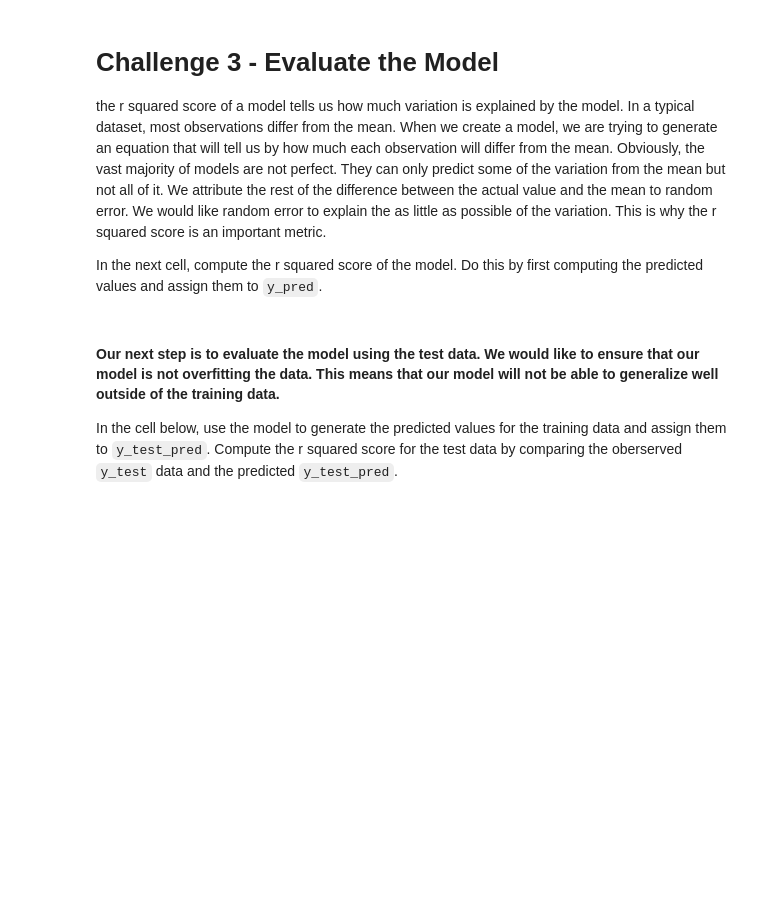
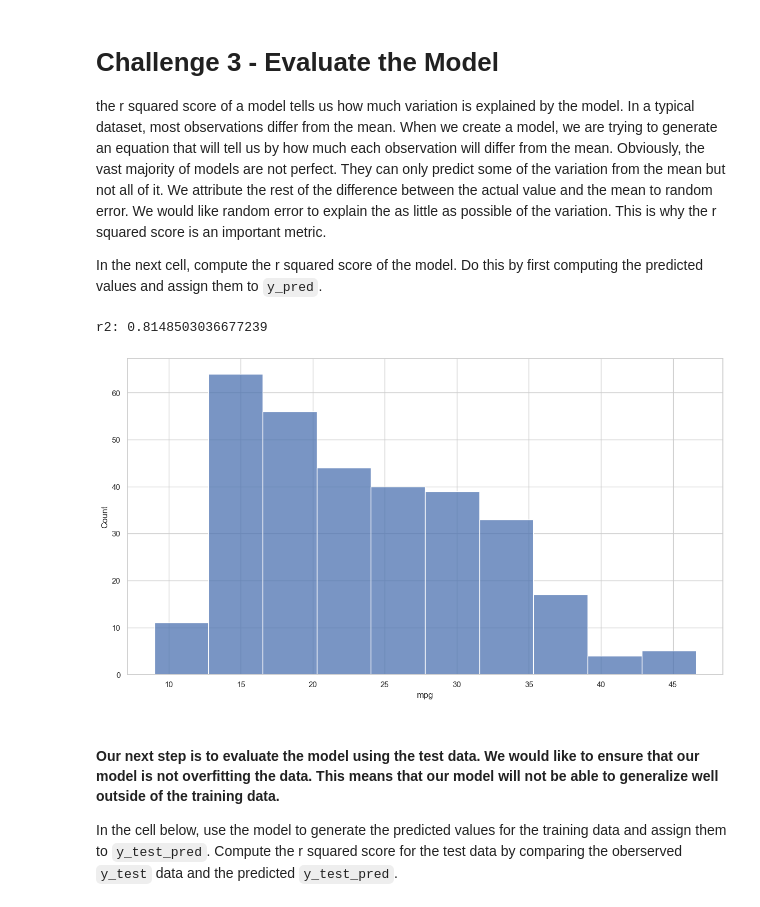
Before and after one commit to perikoloso/lab-intro-to-sklearn, a Jupyter notebook: your-code/main.ipynb, the cells around one changed output. Drawn from its saved outputs; the diff is of its cells as text; code cells hidden in the pictures; blank space fills up the shorter version.

Commit message:
[PERE] Lab sklearn delivered

```diff
--- a/your-code/main.ipynb
+++ b/your-code/main.ipynb
@@ -100,0 +276,2 @@ Assign the predictor and response training data to `X_train` and `y_train` respe
+# %%
+auto.drop(columns="car_name", inplace=True);
@@ -101,2 +282,9 @@ Assign the predictor and response training data to `X_train` and `y_train` respe
+# %%
+v_mpg = auto["mpg"]
+auto.drop(columns="mpg", inplace=True)
+
+X = auto
+y = v_mpg
+X_train, X_test, y_train, y_test = train_test_split(X, y, test_size = 0.2)
 # %% [markdown]
 Now we will test the dataset that we processed and peform linear regression on this data to predict the mpg for each vehicle. Initialize the model in the cell below.
@@ -105,2 +291,5 @@ Now we will test the dataset that we processed and peform linear regression on t
+# %%
+
+auto_model = LinearRegression()
 # %% [markdown]
 Next, fit the model in the cell below.
@@ -108,0 +296,4 @@ Next, fit the model in the cell below.
+# %%
+auto_model.fit(X, y)
+print("Coef: ", auto_model.coef_)
+print("Intercept:",auto_model.intercept_)
@@ -119,3 +310,10 @@ In the next cell, compute the r squared score of the model. Do this by first com
+# %%
+y_pred_train = auto_model.predict(X_train)
+sns.histplot(y_train);
+print(f"r2: {sklearn.metrics.r2_score(y_train, y_pred_train)}")
+# %% [output]
+r2: 0.8148503036677239
+[figure, added]
 # %% [markdown]
 #### Our next step is to evaluate the model using the test data. We would like to ensure that our model is not overfitting the data. This means that our model will not be able to generalize well outside of the training data.
 
```
Also changed, not shown: parts of 66 cells of this notebook.
